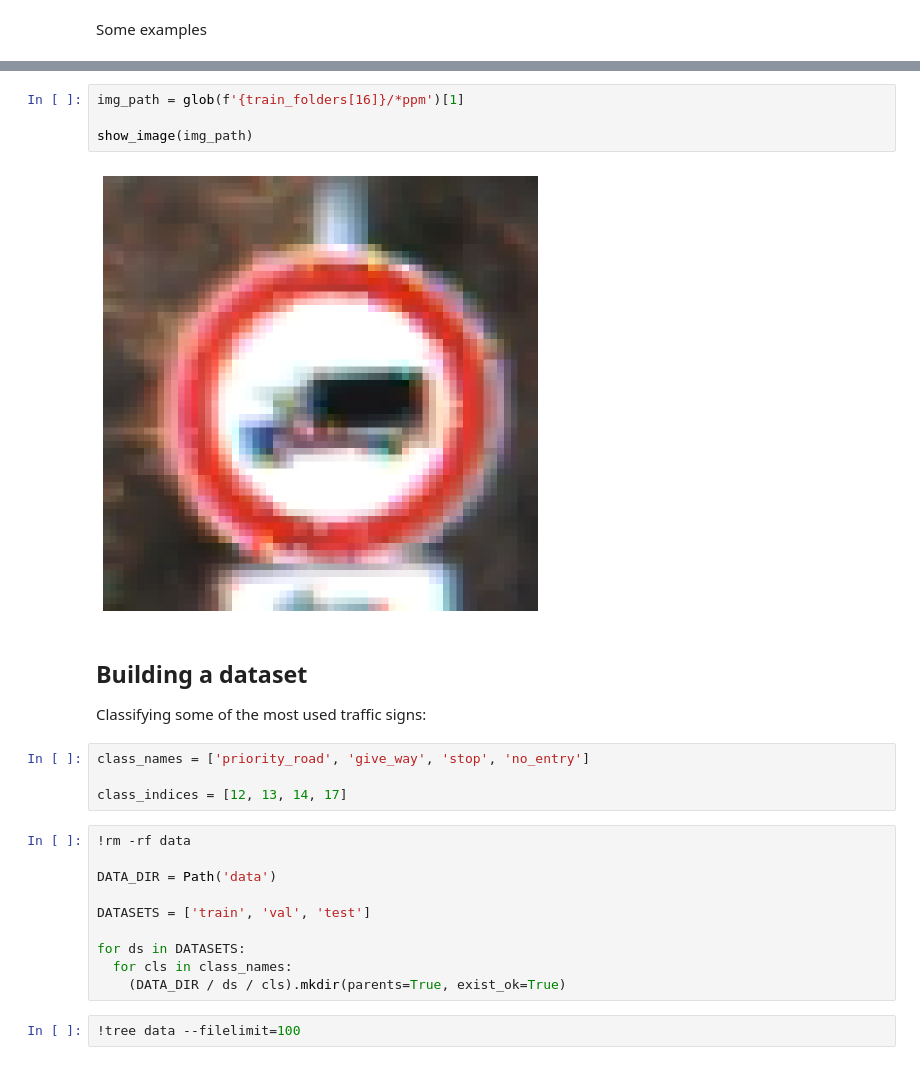
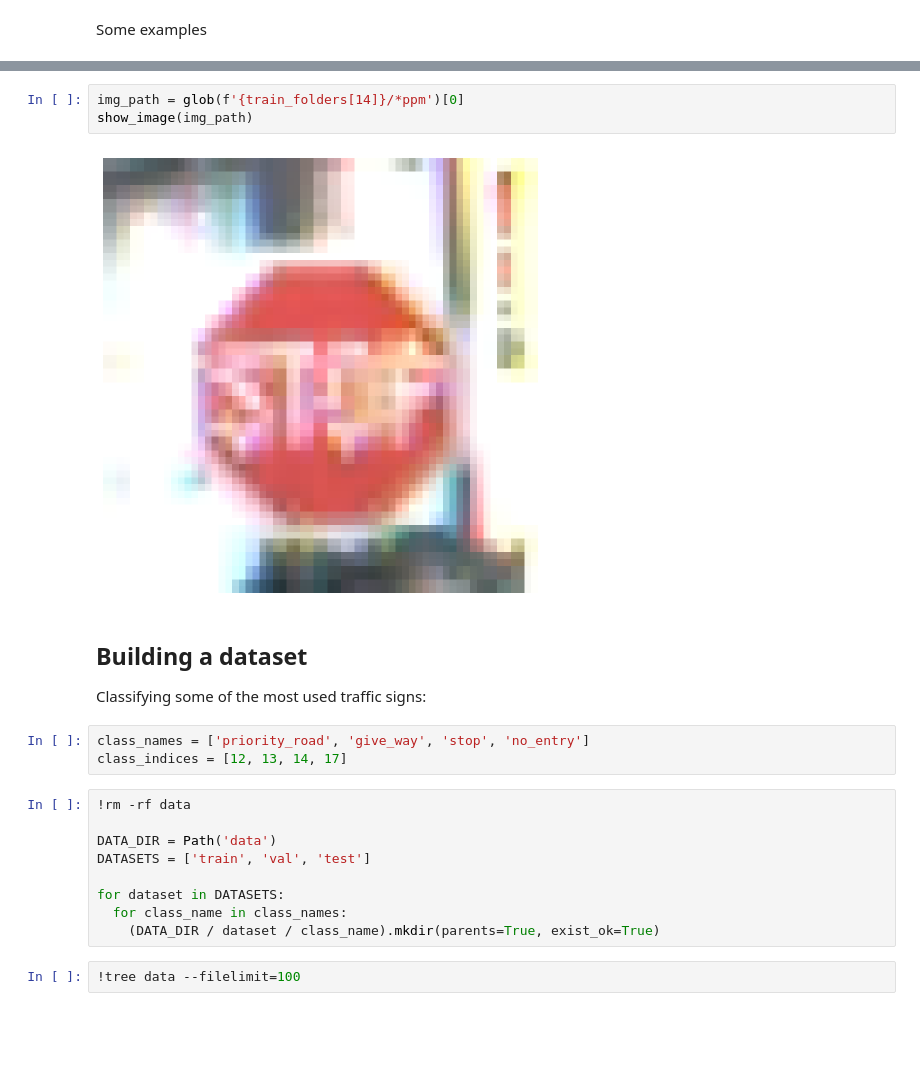
Before and after one commit to stanford-traffic-sign/stanford-cs230-traffic-sign, a Jupyter notebook: notebook.ipynb, the cells around one changed output, grey strips where cells are left out. Saved outputs shown, nothing was run; the diff lists cells and outputs as text; blank space fills up the shorter version.

```diff
--- a/notebook.ipynb
+++ b/notebook.ipynb
@@ -216,27 +221,24 @@ show_sign_grid(sample_images)
 # %%
-img_path = glob(f'{train_folders[16]}/*ppm')[1]
-
+img_path = glob(f'{train_folders[14]}/*ppm')[0]
 show_image(img_path)
 # %% [output]
-[figure, old version]
+[figure, new version]
 # %% [markdown]
 ## Building a dataset
 
 Classifying some of the most used traffic signs:
 # %%
 class_names = ['priority_road', 'give_way', 'stop', 'no_entry']
-
 class_indices = [12, 13, 14, 17]
 # %%
 !rm -rf data
 
 DATA_DIR = Path('data')
-
 DATASETS = ['train', 'val', 'test']
 
-for ds in DATASETS:
-  for cls in class_names:
-    (DATA_DIR / ds / cls).mkdir(parents=True, exist_ok=True)
+for dataset in DATASETS:
+  for class_name in class_names:
+    (DATA_DIR / dataset / class_name).mkdir(parents=True, exist_ok=True)
 # %%
 !tree data --filelimit=100
 # %% [output]
```
Also changed, not shown: parts of 105 cells of this notebook.
